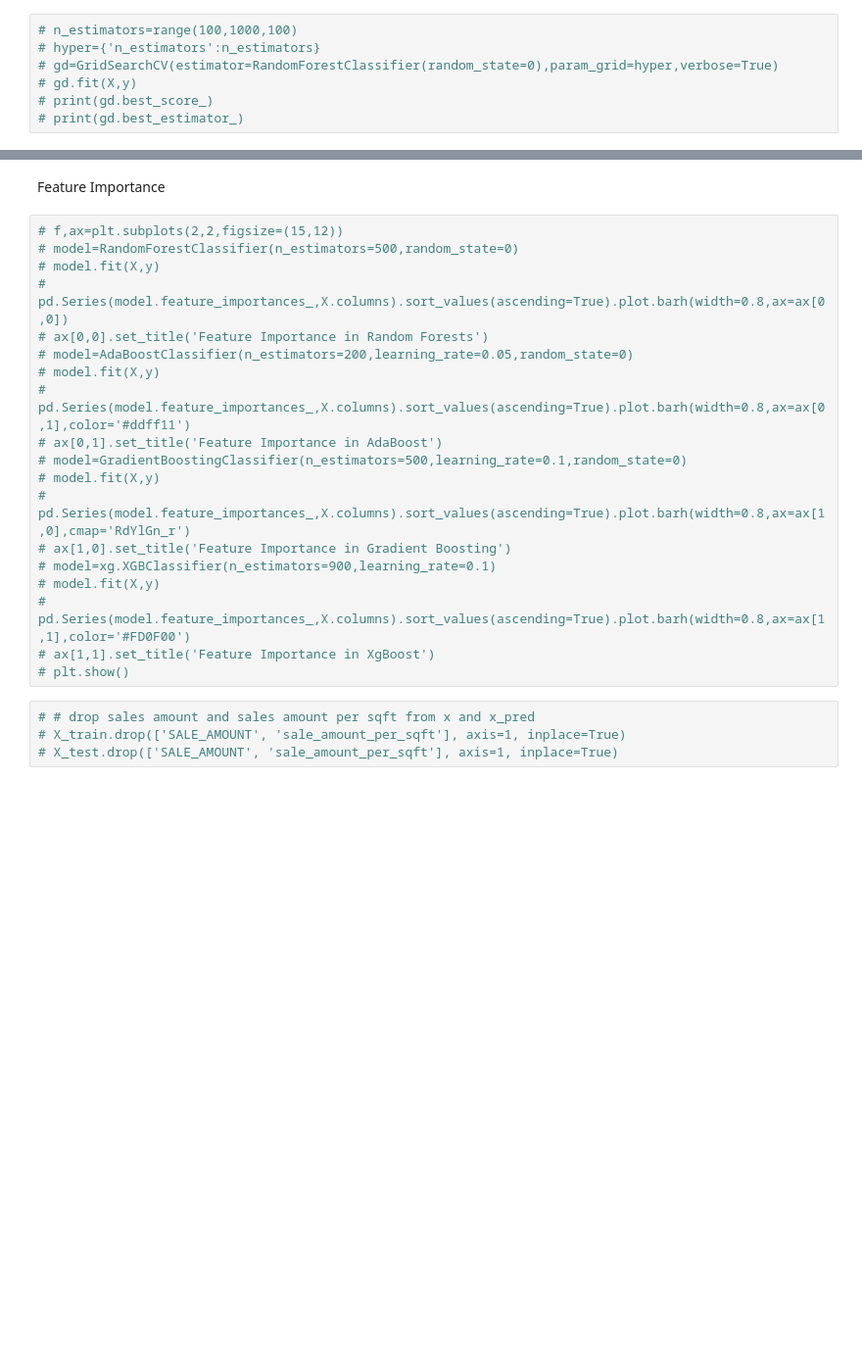
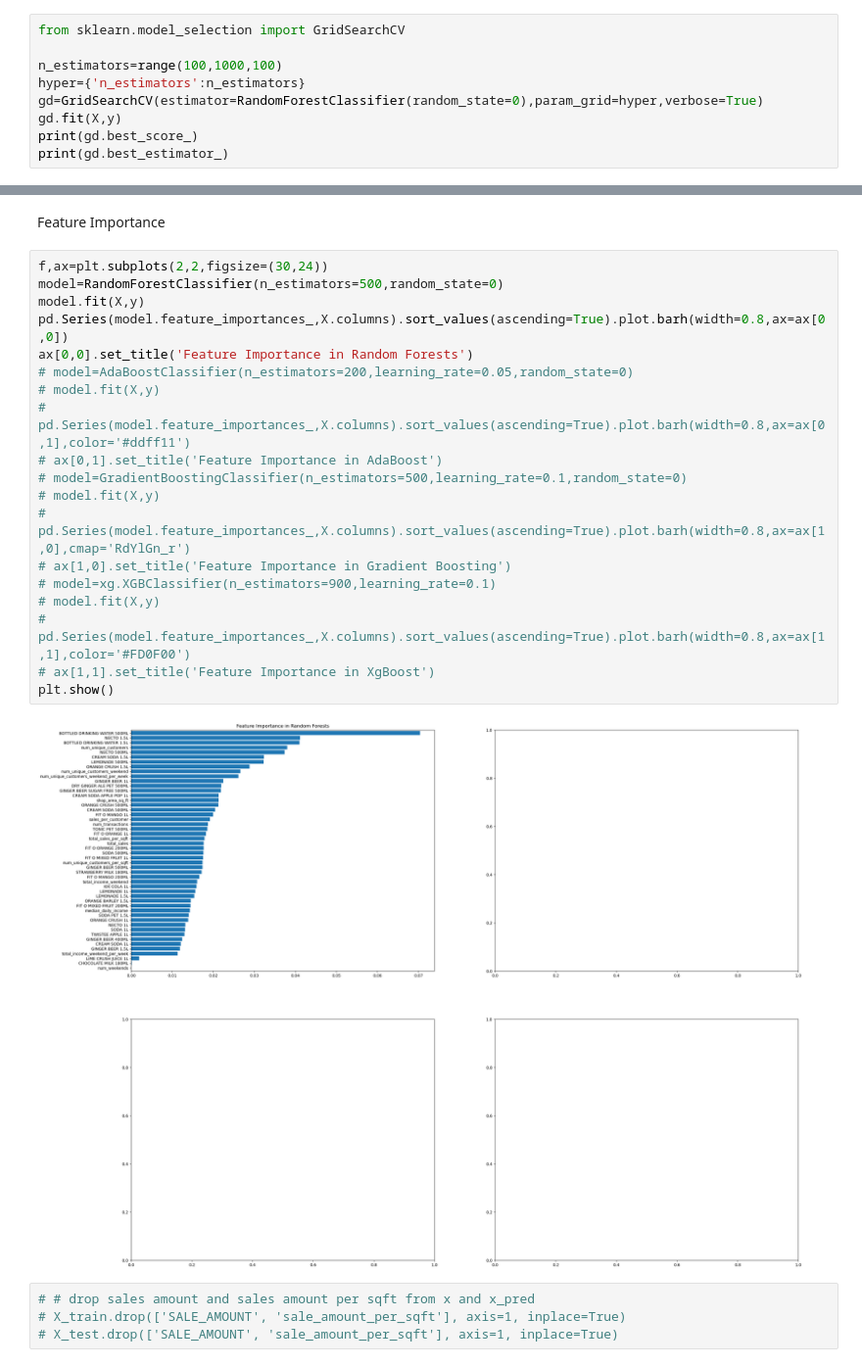
Before and after one commit to tharoosha/DataStorm077, a Jupyter notebook: Day4/Notebook04_final_submission.ipynb, the cells around one changed output, grey strips where cells are left out. Shown at 98% size. Drawn from its saved outputs; the diff is of its cells as text; blank space fills up the shorter version.

```diff
--- a/Day4/Notebook04_new.ipynb
+++ b/Day4/Notebook04_final_submission.ipynb
@@ -961,9 +1040,11 @@ SVM
 # %% [markdown]
 Random Forests
 # %%
-# n_estimators=range(100,1000,100)
-# hyper={'n_estimators':n_estimators}
-# gd=GridSearchCV(estimator=RandomForestClassifier(random_state=0),param_grid=hyper,verbose=True)
-# gd.fit(X,y)
-# print(gd.best_score_)
-# print(gd.best_estimator_)
+from sklearn.model_selection import GridSearchCV
+
+n_estimators=range(100,1000,100)
+hyper={'n_estimators':n_estimators}
+gd=GridSearchCV(estimator=RandomForestClassifier(random_state=0),param_grid=hyper,verbose=True)
+gd.fit(X,y)
+print(gd.best_score_)
+print(gd.best_estimator_)
@@ -1042,24 +1136,26 @@ Confusion Matrix for the Best Model
 # %% [markdown]
 Feature Importance
 # %%
-# f,ax=plt.subplots(2,2,figsize=(15,12))
-# model=RandomForestClassifier(n_estimators=500,random_state=0)
-# model.fit(X,y)
-# pd.Series(model.feature_importances_,X.columns).sort_values(ascending=True).plot.barh(width=0.8,ax=ax[0,0])
-# ax[0,0].set_title('Feature Importance in Random Forests')
+f,ax=plt.subplots(2,2,figsize=(30,24))
+model=RandomForestClassifier(n_estimators=500,random_state=0)
+model.fit(X,y)
+pd.Series(model.feature_importances_,X.columns).sort_values(ascending=True).plot.barh(width=0.8,ax=ax[0,0])
+ax[0,0].set_title('Feature Importance in Random Forests')
 # model=AdaBoostClassifier(n_estimators=200,learning_rate=0.05,random_state=0)
 # model.fit(X,y)
 # pd.Series(model.feature_importances_,X.columns).sort_values(ascending=True).plot.barh(width=0.8,ax=ax[0,1],color='#ddff11')
 # ax[0,1].set_title('Feature Importance in AdaBoost')
 # model=GradientBoostingClassifier(n_estimators=500,learning_rate=0.1,random_state=0)
 # model.fit(X,y)
 # pd.Series(model.feature_importances_,X.columns).sort_values(ascending=True).plot.barh(width=0.8,ax=ax[1,0],cmap='RdYlGn_r')
 # ax[1,0].set_title('Feature Importance in Gradient Boosting')
 # model=xg.XGBClassifier(n_estimators=900,learning_rate=0.1)
 # model.fit(X,y)
 # pd.Series(model.feature_importances_,X.columns).sort_values(ascending=True).plot.barh(width=0.8,ax=ax[1,1],color='#FD0F00')
 # ax[1,1].set_title('Feature Importance in XgBoost')
-# plt.show()
+plt.show()
+# %% [output]
+[figure, added]
 # %%
 # # drop sales amount and sales amount per sqft from x and x_pred
 # X_train.drop(['SALE_AMOUNT', 'sale_amount_per_sqft'], axis=1, inplace=True)
```
Also changed, not shown: parts of 19 cells of this notebook, 5 other files.
